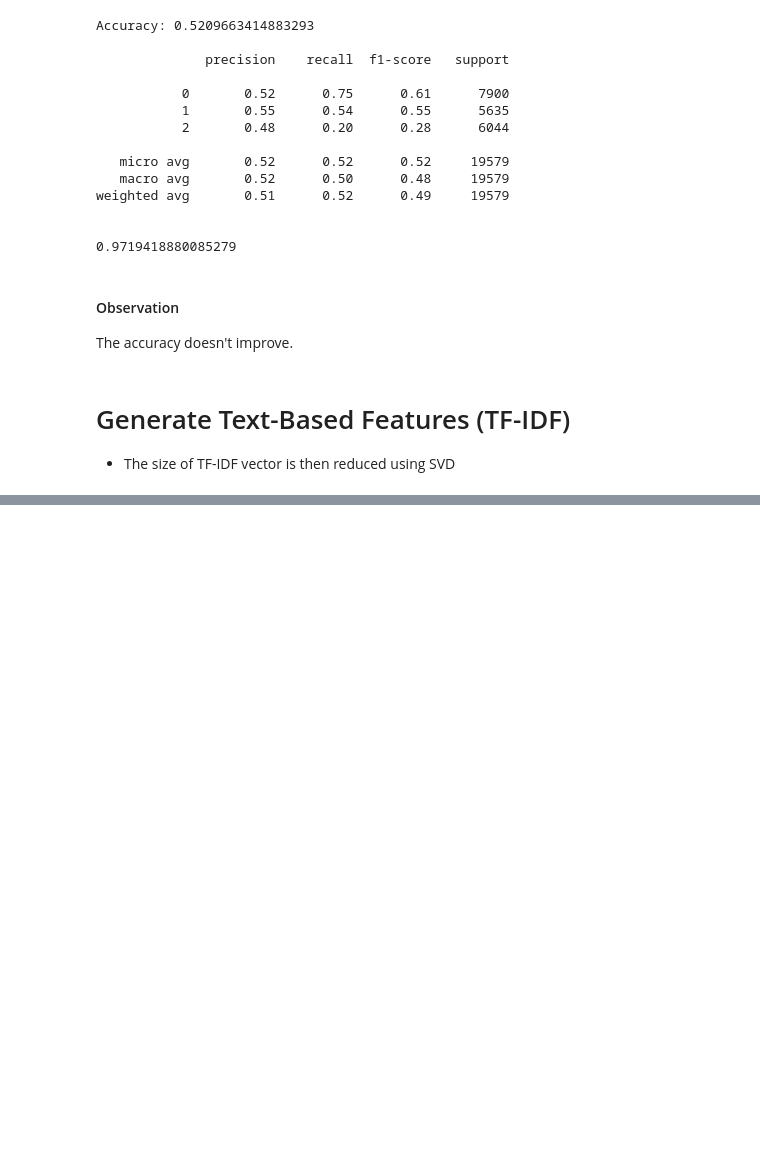
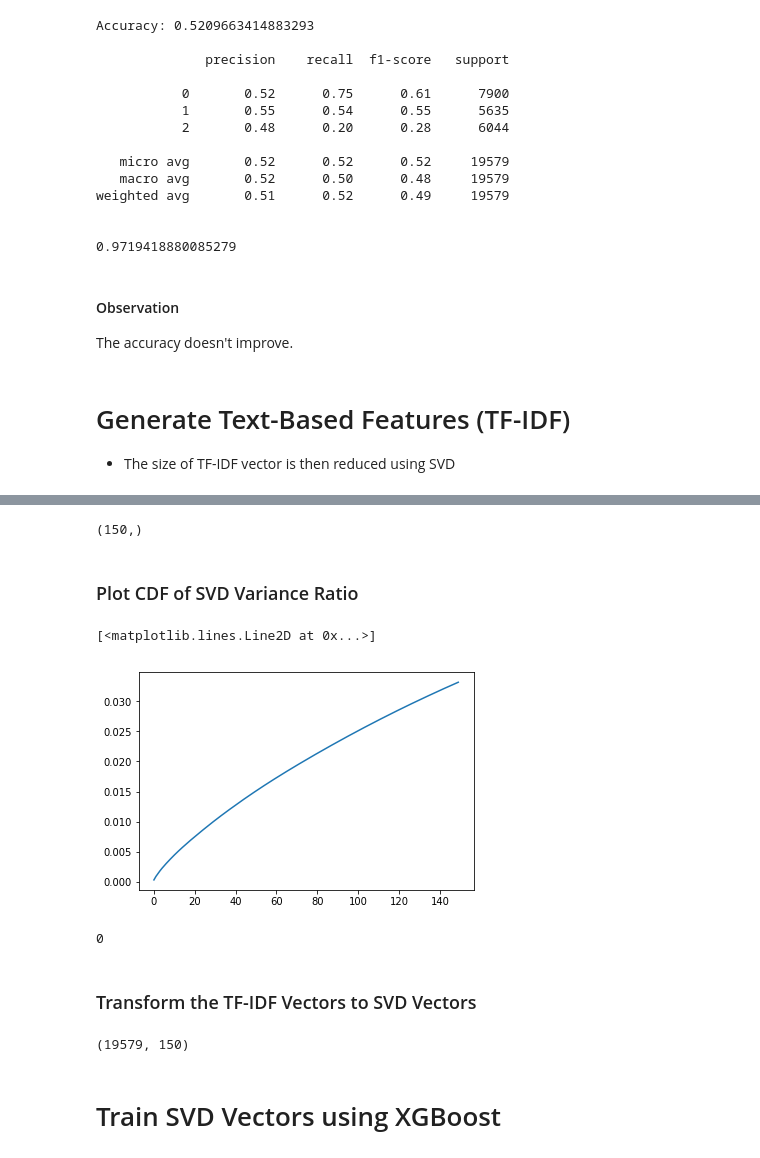
Before and after one commit to Brandon-HY-Lin/kaggle_case_study_author_identification, a Jupyter notebook: step_2_feature_engineering.ipynb, the cells around one changed output, grey strips where cells are left out. Saved outputs shown, nothing was run; the diff lists cells and outputs as text; code cells hidden in the pictures; blank space fills up the shorter version.

```diff
--- a/step_2_feature_engineering.ipynb
+++ b/step_2_feature_engineering.ipynb
@@ -658,0 +864,8 @@ The accuracy doesn't improve.
+# %%
+from sklearn.decomposition import TruncatedSVD
+
+n_components = 150  # if n_componenets > 200, it will encounter memory shortage in a machine with 4GB memory.
+
+svd = sklearn.decomposition.TruncatedSVD(n_components=n_components)
+
+%time svd.fit(all_tfidf)
@@ -658,0 +877,27 @@ The accuracy doesn't improve.
+# %%
+svd.explained_variance_ratio_.shape
+# %% [output]
+(150,)
+# %% [markdown]
+### Plot CDF of SVD Variance Ratio
+# %%
+cdf = np.cumsum(svd.explained_variance_ratio_)
+
+plt.plot(cdf)
+# %% [output]
+[<matplotlib.lines.Line2D at 0x...>]
+[figure, added]
+# %%
+(cdf > 0.95).argmax()
+# %% [output]
+0
+# %% [markdown]
+### Transform the TF-IDF Vectors to SVD Vectors
+# %%
+train_svd = svd.transform(train_tfidf)
+
+train_svd.shape
+# %% [output]
+(19579, 150)
+# %% [markdown]
+# Train SVD Vectors using XGBoost
```
Also changed, not shown: parts of 56 cells of this notebook.
